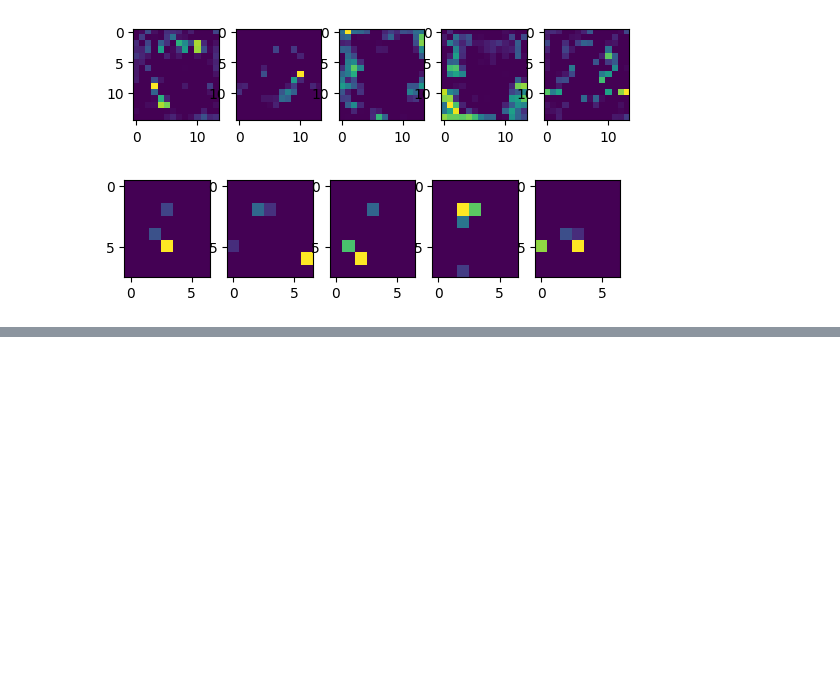
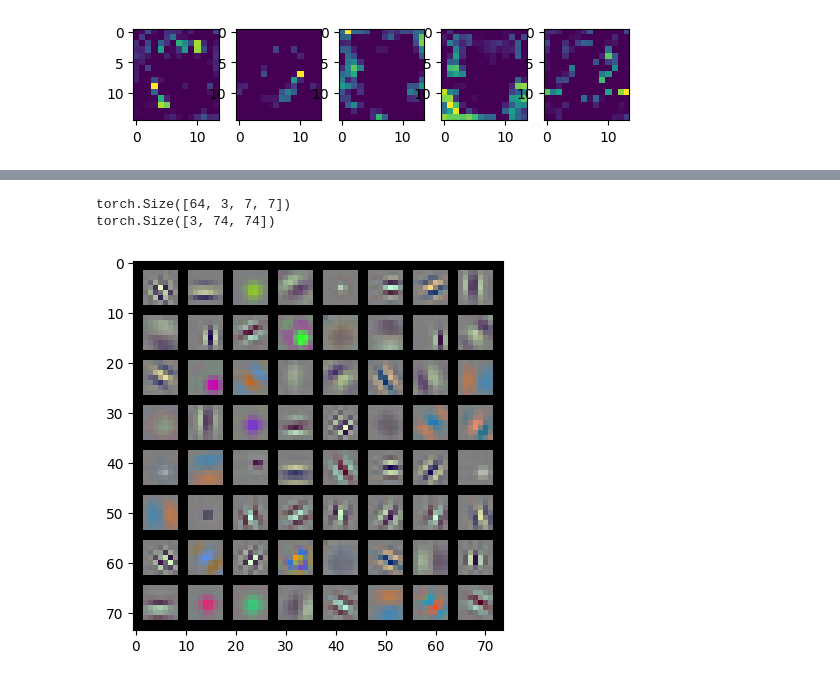
Before and after one commit to fkariminejadasl/ml-notebooks, a Jupyter notebook: notebooks/training_basics.ipynb, the cells around one changed output, grey strips where cells are left out. Saved outputs shown, nothing was run; the diff lists cells and outputs as text; code cells hidden in the pictures; blank space fills up the shorter version.

```diff
--- a/notebooks/training_basics.ipynb
+++ b/notebooks/training_basics.ipynb
@@ -61,8 +66,9 @@ mm = activation['layer3'].squeeze().cpu().numpy()
 fig, axs = plt.subplots(1,5);[axs[i].imshow(mm[j]) for i, j in enumerate(range(10,15))];plt.show(block=False)
 # %% [output]
 [figure]
-# %%
-mm = activation['layer4'].squeeze().cpu().numpy()
-fig, axs = plt.subplots(1,5);[axs[i].imshow(mm[j]) for i, j in enumerate(range(10,15))];plt.show(block=False)
-# %% [output]
-[figure, removed]
+# %%
+# matplotlib accepts [0..1] for floats or [0..255] for integers. Since weights [-0.8434, 1.0165], quick way of normalizing /3 + .5
+print(model.conv1.weight.data.shape)
+print(torchvision.utils.make_grid(model.conv1.weight.data).shape)
+plt.figure();plt.imshow(torchvision.utils.make_grid(model.conv1.weight.data/3+.5).permute(1,2,0).cpu());plt.show(block=False)
+# %% [output]
@@ -68,0 +76,3 @@ fig, axs = plt.subplots(1,5);[axs[i].imshow(mm[j]) for i, j in enumerate(range(1
+torch.Size([64, 3, 7, 7])
+torch.Size([3, 74, 74])
+[figure, added]
```
Also changed, not shown: parts of 3 cells of this notebook.
